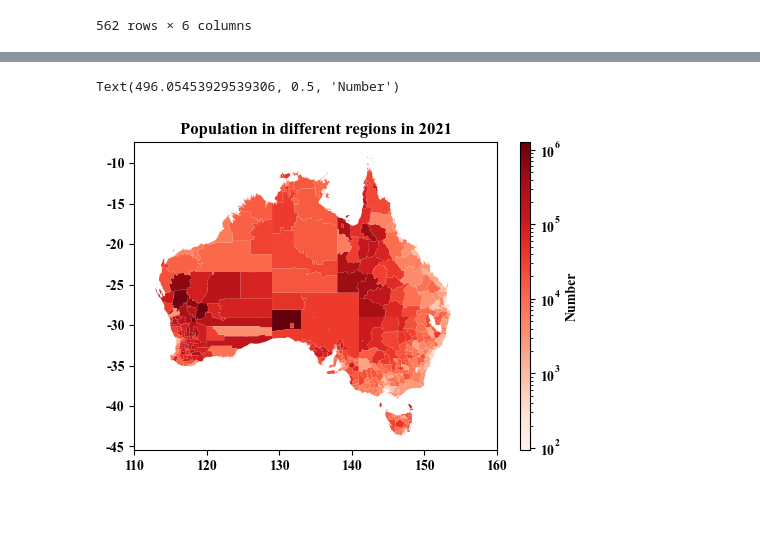
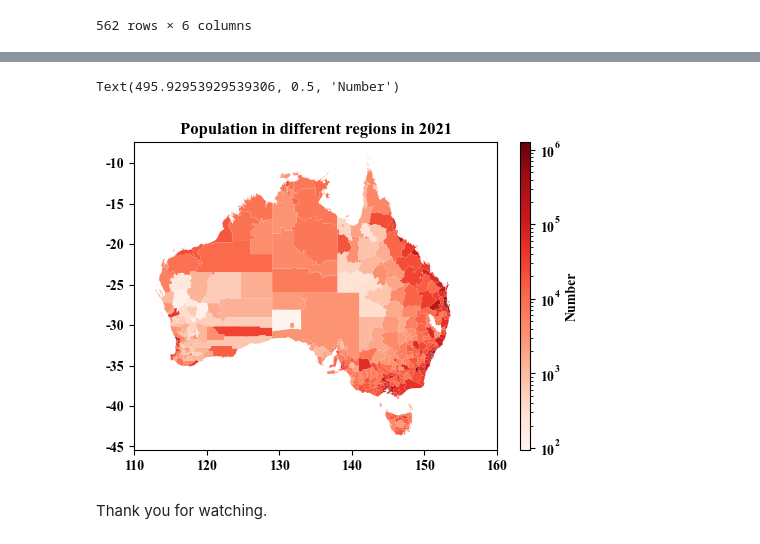
Before and after one commit to jessica9810/me, a Jupyter notebook: data_introduction/code1161pre.ipynb, the cells around one changed output, grey strips where cells are left out. Saved outputs shown, nothing was run; the diff lists cells and outputs as text; code cells hidden in the pictures; blank space fills up the shorter version.

```diff
--- a/data_introduction/code1161pre.ipynb
+++ b/data_introduction/code1161pre.ipynb
@@ -227,17 +238,19 @@ norm = mpl.colors.LogNorm(vmin=per_map['Total persons'].min(), vmax=per_map['Tot
 # %%
 fig,ax = plt.subplots(figsize=(6,4))
 
 divider = make_axes_locatable(ax)
 
 cax = divider.append_axes("right", size="2.5%", pad=0.02)
-per_map.plot('Total persons',cmap='Reds_r',vmin=per_map['Total persons'].min(), vmax=per_map['Total persons'].max(),
+per_map.plot('Total persons',cmap='Reds',vmin=per_map['Total persons'].min(), vmax=per_map['Total persons'].max(),
             norm=norm,ax=ax)
 ax.set_xlim(110,160)
 ax.set_title('Population in different regions in 2021',fontweight='bold')
 
 sm = plt.cm.ScalarMappable(norm =norm ,cmap='Reds')
 cbar = fig.colorbar(sm,ax=ax,cax=cax)
 cbar.ax.set_ylabel('Number',fontweight='bold')
 # %% [output]
-Text(496.05453929539306, 0.5, 'Number')
+Text(495.92953929539306, 0.5, 'Number')
-[figure, old version]
+[figure, new version]
+# %% [markdown]
+Thank you for watching.
```
Also changed, not shown: parts of 4 cells of this notebook, 1 other file.
